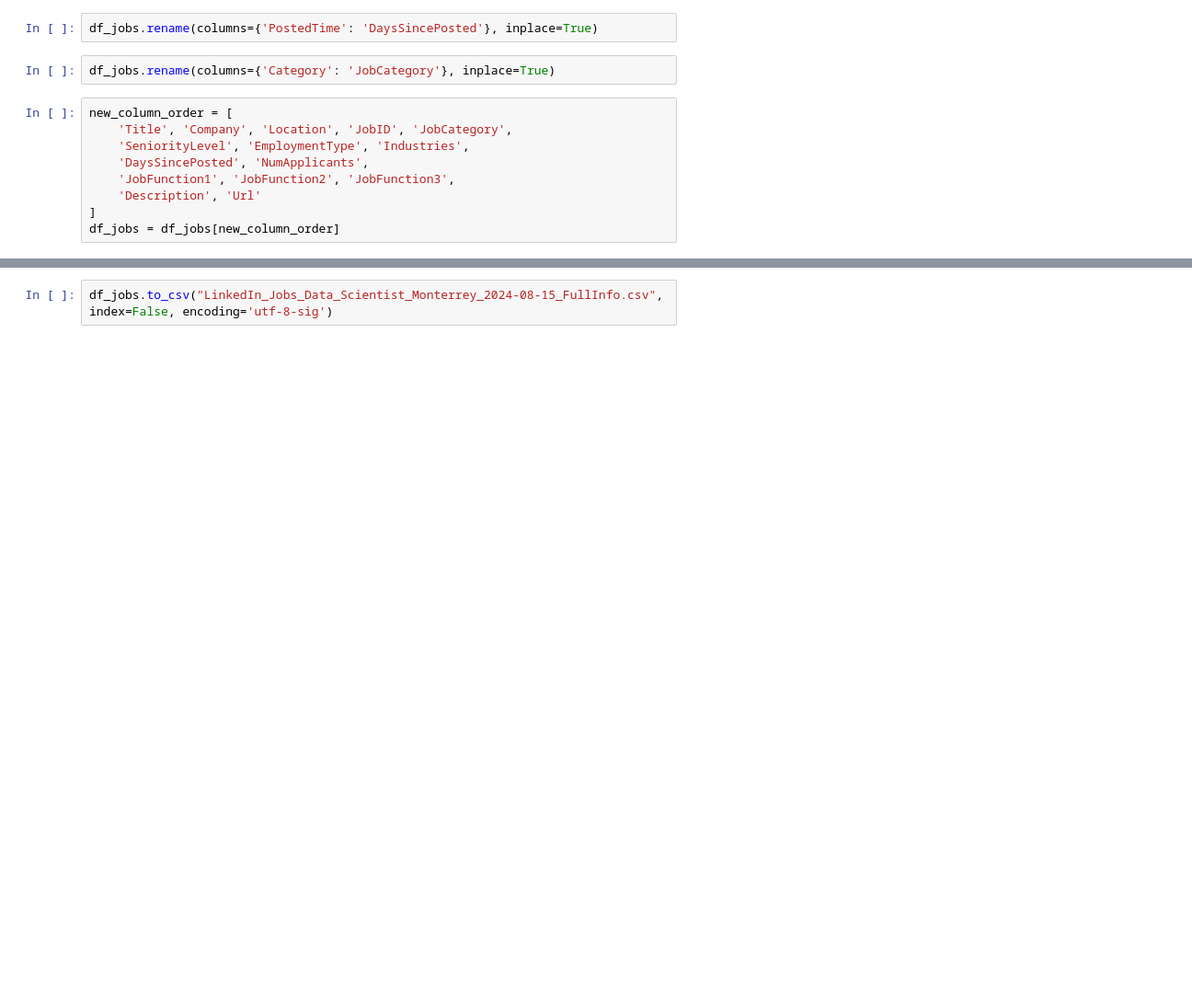
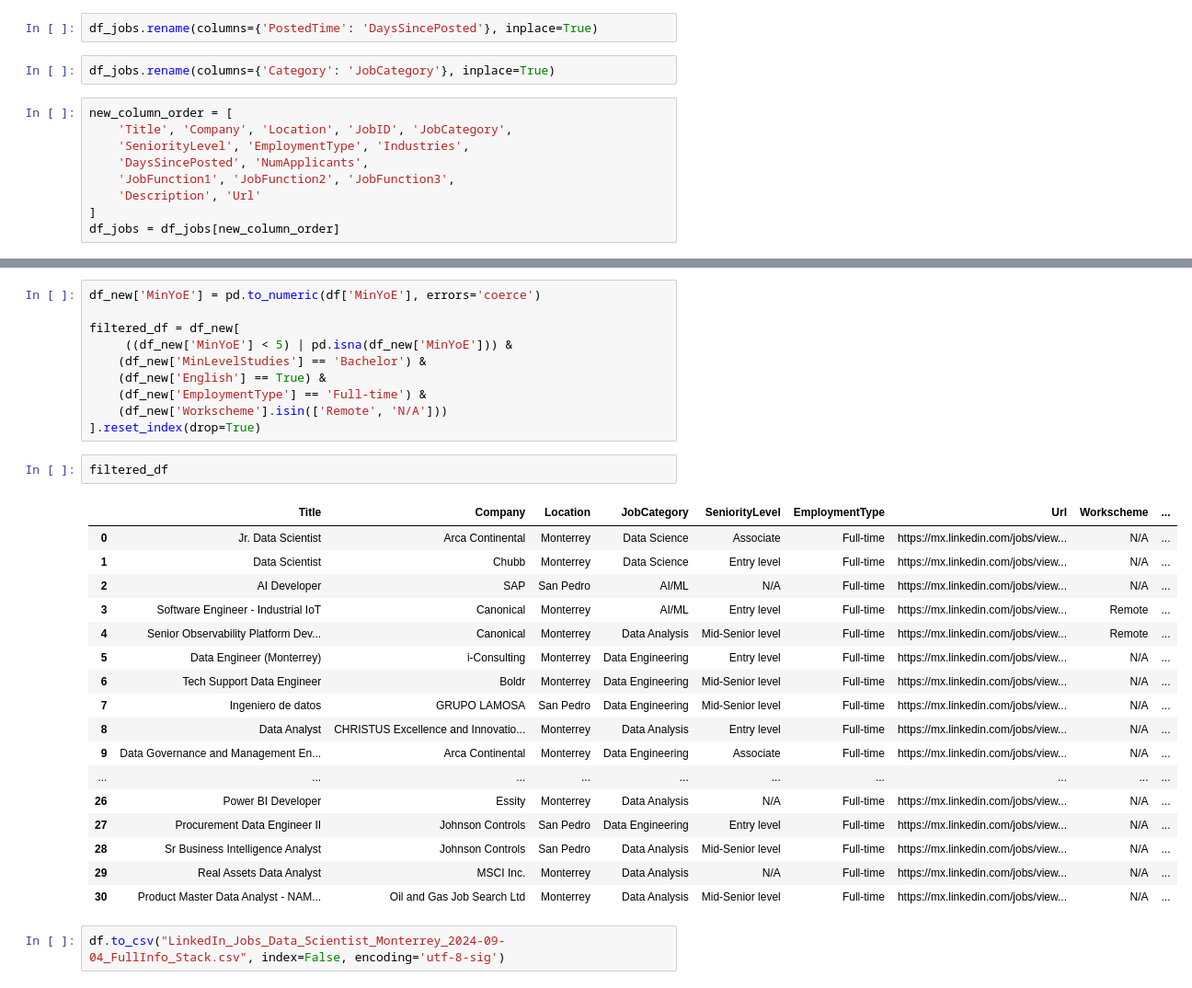
Before and after one commit to ricardogr07/Data-extraction-using-web-scraping, a Jupyter notebook: src/4_webscraping_individual_pages.ipynb, the cells around one changed output, grey strips where cells are left out. Shown at 92% size. Cells and saved outputs as stored; diff of their text form; blank space fills up the shorter version.

```diff
--- a/src/4_webscraping_individual_pages.ipynb
+++ b/src/4_webscraping_individual_pages.ipynb
@@ -266,2 +417,32 @@ df_jobs.head(1)
+# %%
+df_new['MinYoE'] = pd.to_numeric(df['MinYoE'], errors='coerce')
+
+filtered_df = df_new[
+     ((df_new['MinYoE'] < 5) | pd.isna(df_new['MinYoE'])) &
+    (df_new['MinLevelStudies'] == 'Bachelor') &
+    (df_new['English'] == True) &
+    (df_new['EmploymentType'] == 'Full-time') &
+    (df_new['Workscheme'].isin(['Remote', 'N/A']))
+].reset_index(drop=True)
+# %%
+filtered_df
+# %% [output]
+|  | Title | Company | Location | JobCategory | SeniorityLevel | EmploymentType | Url | Workscheme | ... |
+| 0 | Jr. Data Scientist | Arca Continental | Monterrey | Data Science | Associate | Full-time | https://mx.linkedin.com/jobs/view... | N/A | ... |
+| 1 | Data Scientist | Chubb | Monterrey | Data Science | Entry level | Full-time | https://mx.linkedin.com/jobs/view... | N/A | ... |
+| 2 | AI Developer | SAP | San Pedro | AI/ML | N/A | Full-time | https://mx.linkedin.com/jobs/view... | N/A | ... |
+| 3 | Software Engineer - Industrial IoT | Canonical | Monterrey | AI/ML | Entry level | Full-time | https://mx.linkedin.com/jobs/view... | Remote | ... |
+| 4 | Senior Observability Platform Dev... | Canonical | Monterrey | Data Analysis | Mid-Senior level | Full-time | https://mx.linkedin.com/jobs/view... | Remote | ... |
+| 5 | Data Engineer (Monterrey) | i-Consulting | Monterrey | Data Engineering | Entry level | Full-time | https://mx.linkedin.com/jobs/view... | N/A | ... |
+| 6 | Tech Support Data Engineer | Boldr | Monterrey | Data Engineering | Mid-Senior level | Full-time | https://mx.linkedin.com/jobs/view... | N/A | ... |
+| 7 | Ingeniero de datos | GRUPO LAMOSA | San Pedro | Data Engineering | Mid-Senior level | Full-time | https://mx.linkedin.com/jobs/view... | N/A | ... |
+| 8 | Data Analyst | CHRISTUS Excellence and Innovatio... | Monterrey | Data Analysis | Entry level | Full-time | https://mx.linkedin.com/jobs/view... | N/A | ... |
+| 9 | Data Governance and Management En... | Arca Continental | Monterrey | Data Engineering | Associate | Full-time | https://mx.linkedin.com/jobs/view... | N/A | ... |
+| ... | ... | ... | ... | ... | ... | ... | ... | ... | ... |
+| 26 | Power BI Developer | Essity | Monterrey | Data Analysis | N/A | Full-time | https://mx.linkedin.com/jobs/view... | N/A | ... |
+| 27 | Procurement Data Engineer II | Johnson Controls | San Pedro | Data Engineering | Entry level | Full-time | https://mx.linkedin.com/jobs/view... | N/A | ... |
+| 28 | Sr Business Intelligence Analyst | Johnson Controls | San Pedro | Data Analysis | Mid-Senior level | Full-time | https://mx.linkedin.com/jobs/view... | N/A | ... |
+| 29 | Real Assets Data Analyst | MSCI Inc. | Monterrey | Data Analysis | N/A | Full-time | https://mx.linkedin.com/jobs/view... | N/A | ... |
+| 30 | Product Master Data Analyst - NAM... | Oil and Gas Job Search Ltd | Monterrey | Data Analysis | Mid-Senior level | Full-time | https://mx.linkedin.com/jobs/view... | N/A | ... |
 # %%
-df_jobs.to_csv("LinkedIn_Jobs_Data_Scientist_Monterrey_2024-08-15_FullInfo.csv", index=False, encoding='utf-8-sig')
+df.to_csv("LinkedIn_Jobs_Data_Scientist_Monterrey_2024-09-04_FullInfo_Stack.csv", index=False, encoding='utf-8-sig')
```
Also changed, not shown: parts of 15 cells of this notebook.
